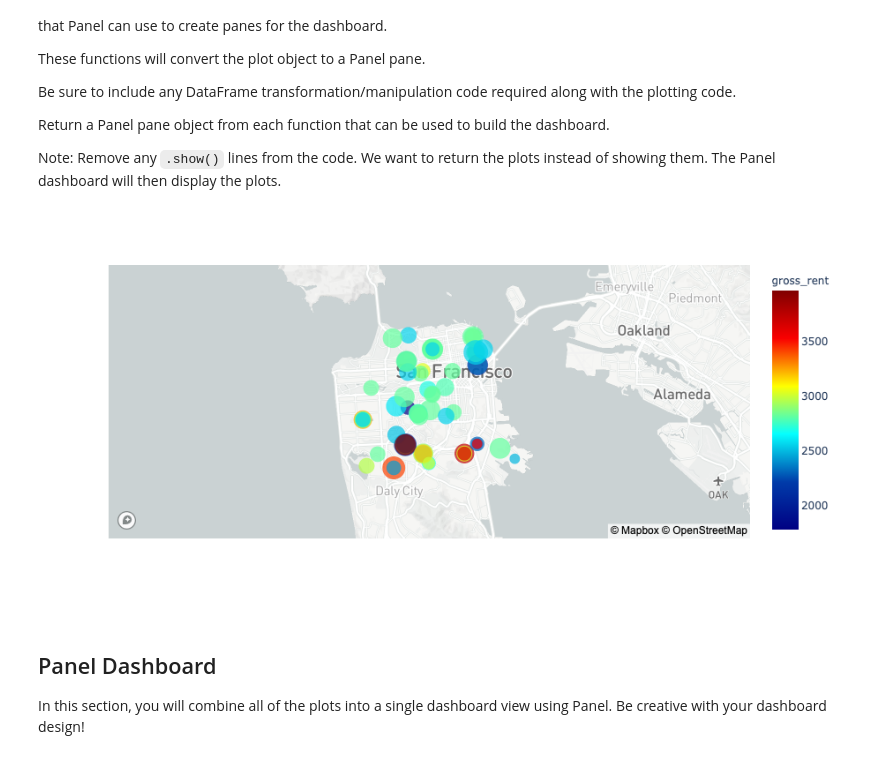
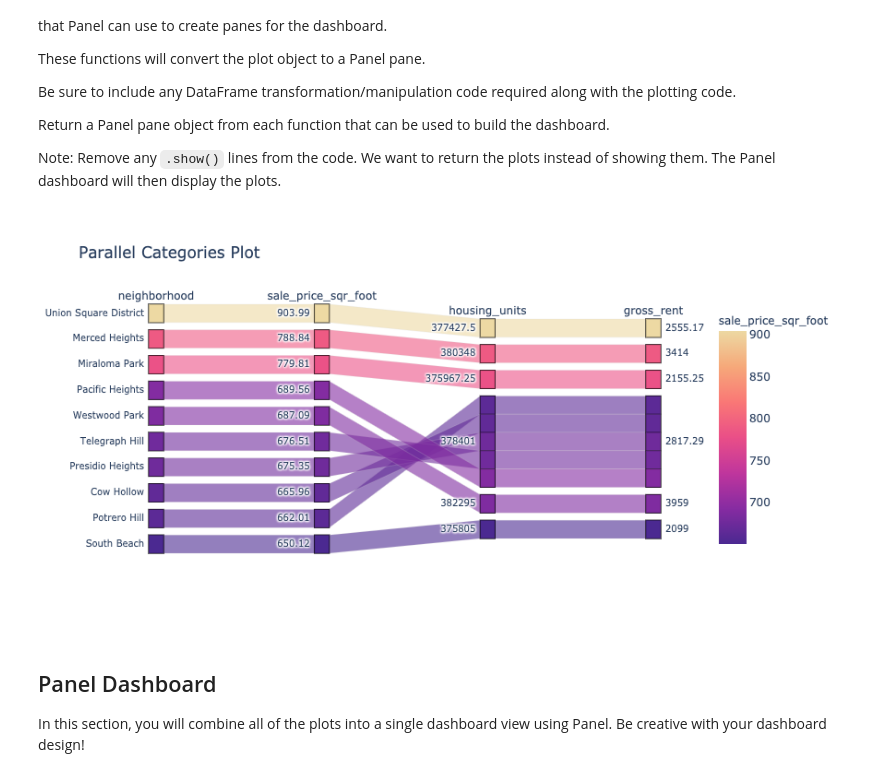
Before and after one commit to Kowsi/Real-Estate-Analysis, a Jupyter notebook: Starter_Code/dashboard.ipynb, the cells around one changed output. Saved outputs shown, nothing was run; the diff lists cells and outputs as text; code cells hidden in the pictures.

```diff
--- a/Starter_Code/dashboard.ipynb
+++ b/Starter_Code/dashboard.ipynb
@@ -56,7 +59,6 @@ def housing_units_per_year():
         xlabel='Year',
         ylabel='Housing Units',
         label=f"Housing Units in San Francisco from {housing_unit.index.min()} to {housing_unit.index.max()}",
-        #width=1000,
         ylim=(housing_unit.min()-boundry,housing_unit.max()+boundry)
     ).opts(yformatter="%.0f")
 
@@ -86,65 +88,71 @@ def average_price_by_neighborhood():
     """Average Prices by Neighborhood."""
 
     return neighborhood_df.hvplot(
-        label='Average Price per Square feet by year ',
+        label='Average Price per Square feet by year',
         x='year',
         y='sale_price_sqr_foot',
+        xlabel='Year',
+        ylabel='Avg. Sales Price per Square Foot',
+        #shared_axes=False,
+        #ylim=(top_expensive_neighborhood['sale_price_sqr_foot'].min()-100,top_expensive_neighborhood['sale_price_sqr_foot'].max()+100),
         groupby='neighborhood'
     )
 
-avg_values_neighborhood = neighborhood_df.drop(columns=['year']).groupby('neighborhood').mean()
+avg_values_neighborhood = neighborhood_df.drop(columns=['year']).groupby('neighborhood').mean().round(2)
 top_expensive_neighborhood = avg_values_neighborhood.sort_values("sale_price_sqr_foot", ascending = False).head(10)
 
 def top_most_expensive_neighborhoods():
     """Top 10 Most Expensive Neighborhoods."""
 
     return top_expensive_neighborhood['sale_price_sqr_foot'].hvplot.bar(
-        label='Top 10 - Expensive Neighborhoods in SFO',
+        label='Top 10 Expensive Neighborhoods in SFO',
         xlabel='Neighborhood',
+        shared_axes=False,
         ylabel='Avg. Sales Price per Square Foot',
-        height=400,
-        rot=90
+        rot=45
     )
 
 
 def parallel_coordinates():
     """Parallel Coordinates Plot."""
 
     return px.parallel_coordinates(
         top_expensive_neighborhood,
         title='Parallel Coordinates Plot',
         color='sale_price_sqr_foot'
     )
 
 
 def parallel_categories():
     """Parallel Categories Plot."""
 
     return px.parallel_categories(
         top_expensive_neighborhood.reset_index(),
         color='sale_price_sqr_foot',
         title='Parallel Categories Plot',
         color_continuous_scale=px.colors.sequential.Agsunset
     )
 
 
 def neighborhood_map():
     """Neighborhood Map"""
 
     new_avg_values_neighborhood=avg_values_neighborhood.reset_index().rename(columns = {'neighborhood':'Neighborhood'})
     neighborhood_location=pd.merge(df_neighborhood_locations,new_avg_values_neighborhood, on='Neighborhood')
+
     return px.scatter_mapbox(neighborhood_location,
-                  lat="Lat",
-                  lon="Lon",
-                  size='sale_price_sqr_foot',
-                  color='gross_rent',
-                  zoom=10,
-                  color_continuous_scale=px.colors.sequential.Jet
-                 )
+                             lat="Lat",
+                             lon="Lon",
+                             size='sale_price_sqr_foot',
+                             color='gross_rent',
+                             hover_name='Neighborhood',
+                             zoom=11,
+                             color_continuous_scale=px.colors.sequential.Jet
+                            )
 
-neighborhood_map()
+parallel_categories()
 # %% [output]
-[figure, old version]
+[figure, new version]
 # %% [markdown]
 ## Panel Dashboard
 
```
Also changed, not shown: parts of 5 cells of this notebook, 10 other files.
